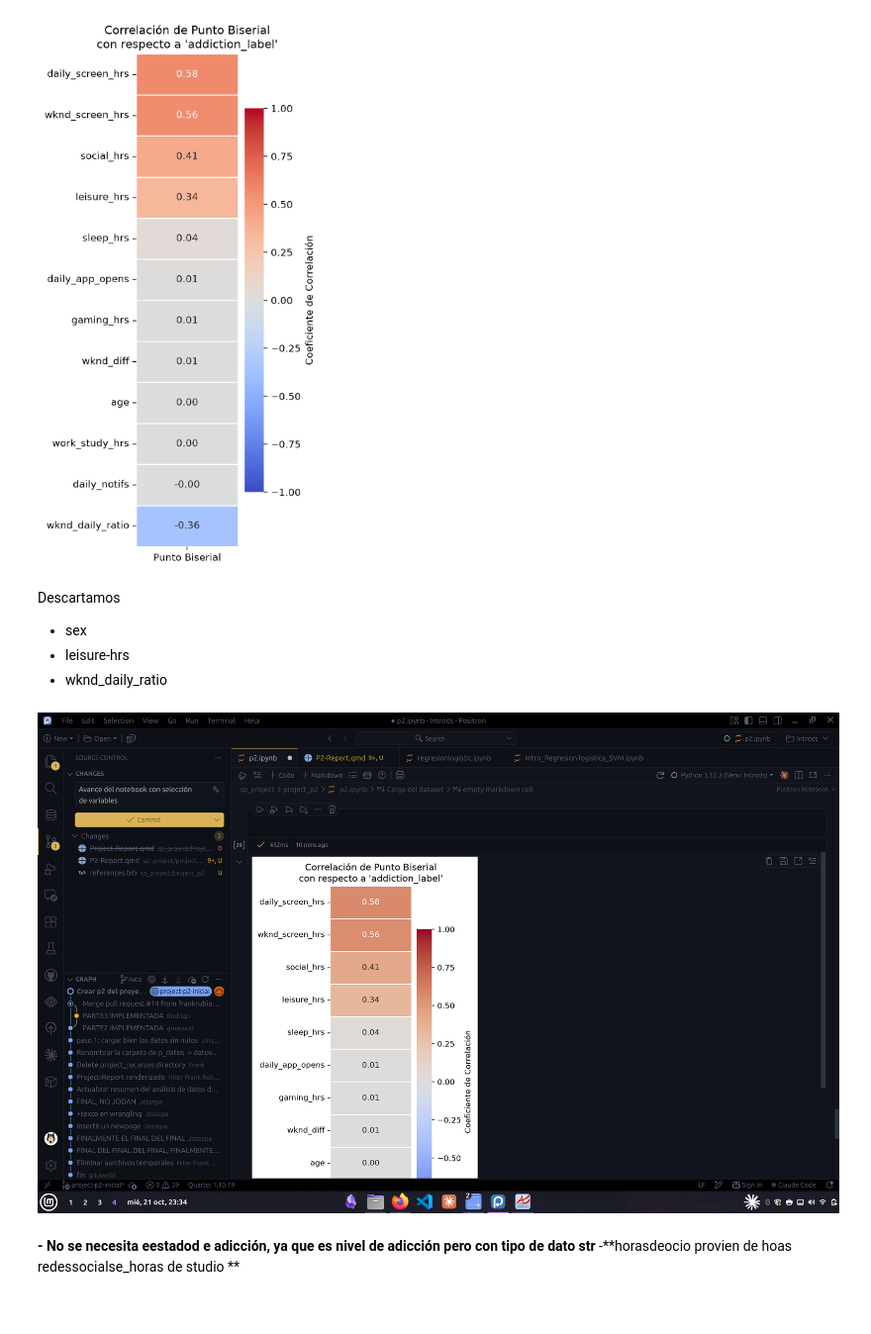
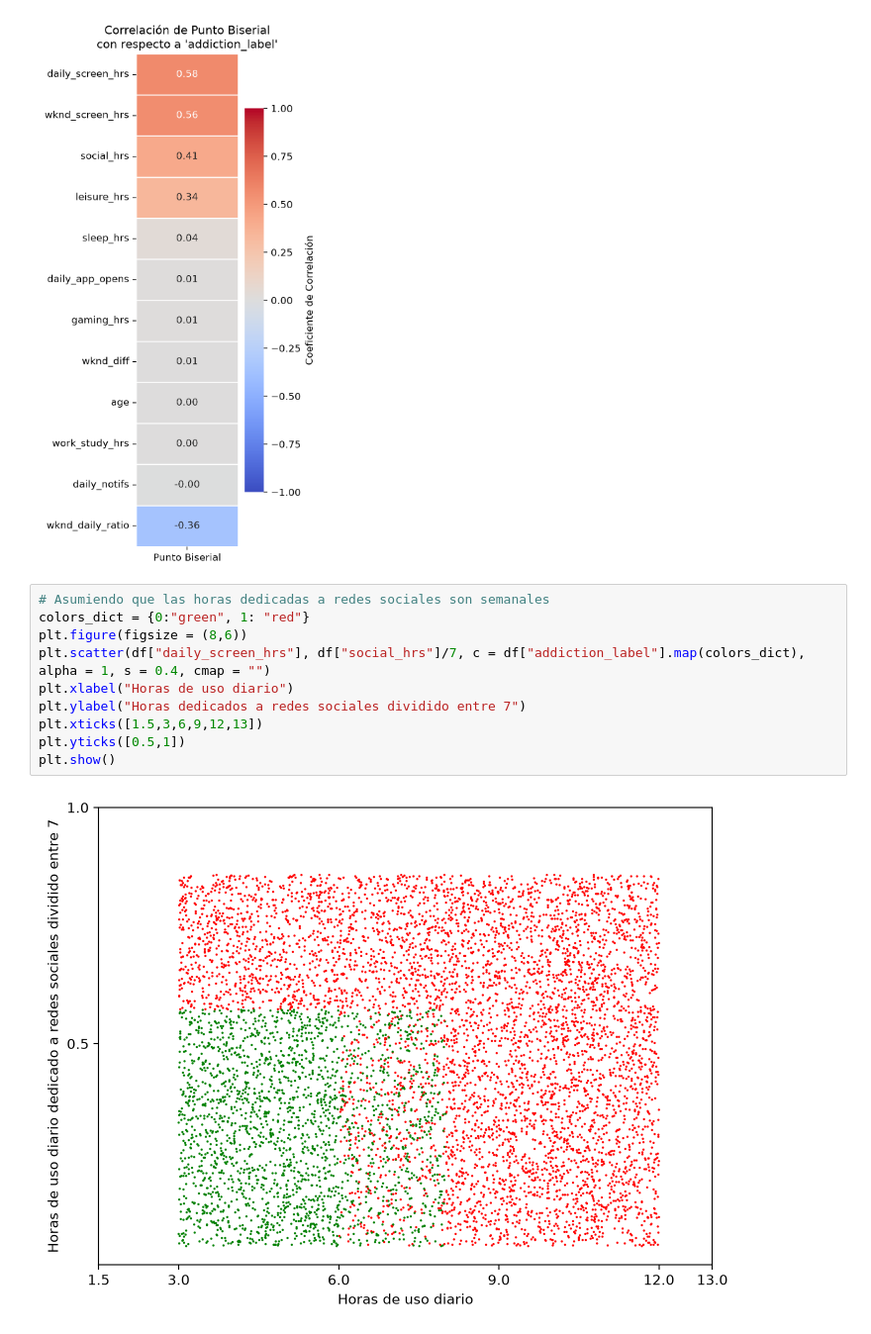
Before and after one commit to frankrubio/Smartphone-use-prediction-UTEC, a Jupyter notebook: project_p2/p2-report.ipynb, the cells around one changed output. Shown at 99% size. Saved outputs shown, nothing was run; the diff lists cells and outputs as text.

Commit message:
Entrenameinto de modelos de machine learning y su evaluación

```diff
--- a/project_p2/p2-report.ipynb
+++ b/project_p2/p2-report.ipynb
@@ -234,14 +234,15 @@ plt.show()
 # %%
 # %% [output]
 [figure]
-# %% [markdown]
-Descartamos
-
-- sex
-- leisure-hrs
-- wknd_daily_ratio
-# %% [markdown]
-![image-2.png](attachment:image-2.png)
-# %% [markdown]
-**- No se necesita eestadod e adicción, ya que es nivel de adicción pero con tipo de dato str**
--**horasdeocio provien de hoas redessocialse_horas de studio **
+# %%
+# Asumiendo que las horas dedicadas a redes sociales son semanales
+colors_dict = {0:"green", 1: "red"}
+plt.figure(figsize = (8,6))
+plt.scatter(df["daily_screen_hrs"], df["social_hrs"]/7, c = df["addiction_label"].map(colors_dict), alpha = 1, s = 0.4, cmap = "")
+plt.xlabel("Horas de uso diario")
+plt.ylabel("Horas dedicados a redes sociales dividido entre 7")
+plt.xticks([1.5,3,6,9,12,13])
+plt.yticks([0.5,1])
+plt.show()
+# %% [output]
+[figure, added]
```
Also changed, not shown: parts of 4 cells of this notebook, 3 other files.
